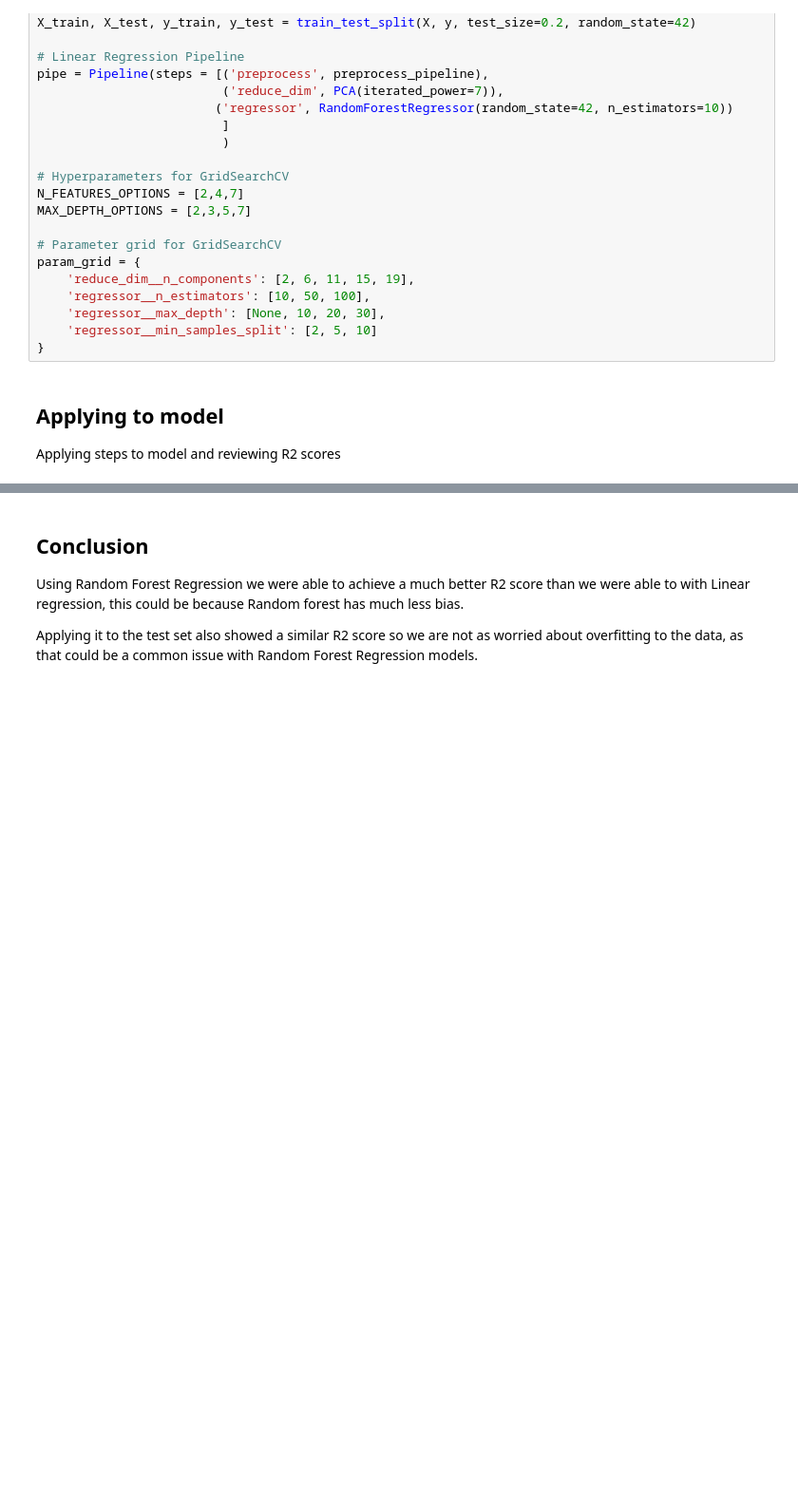
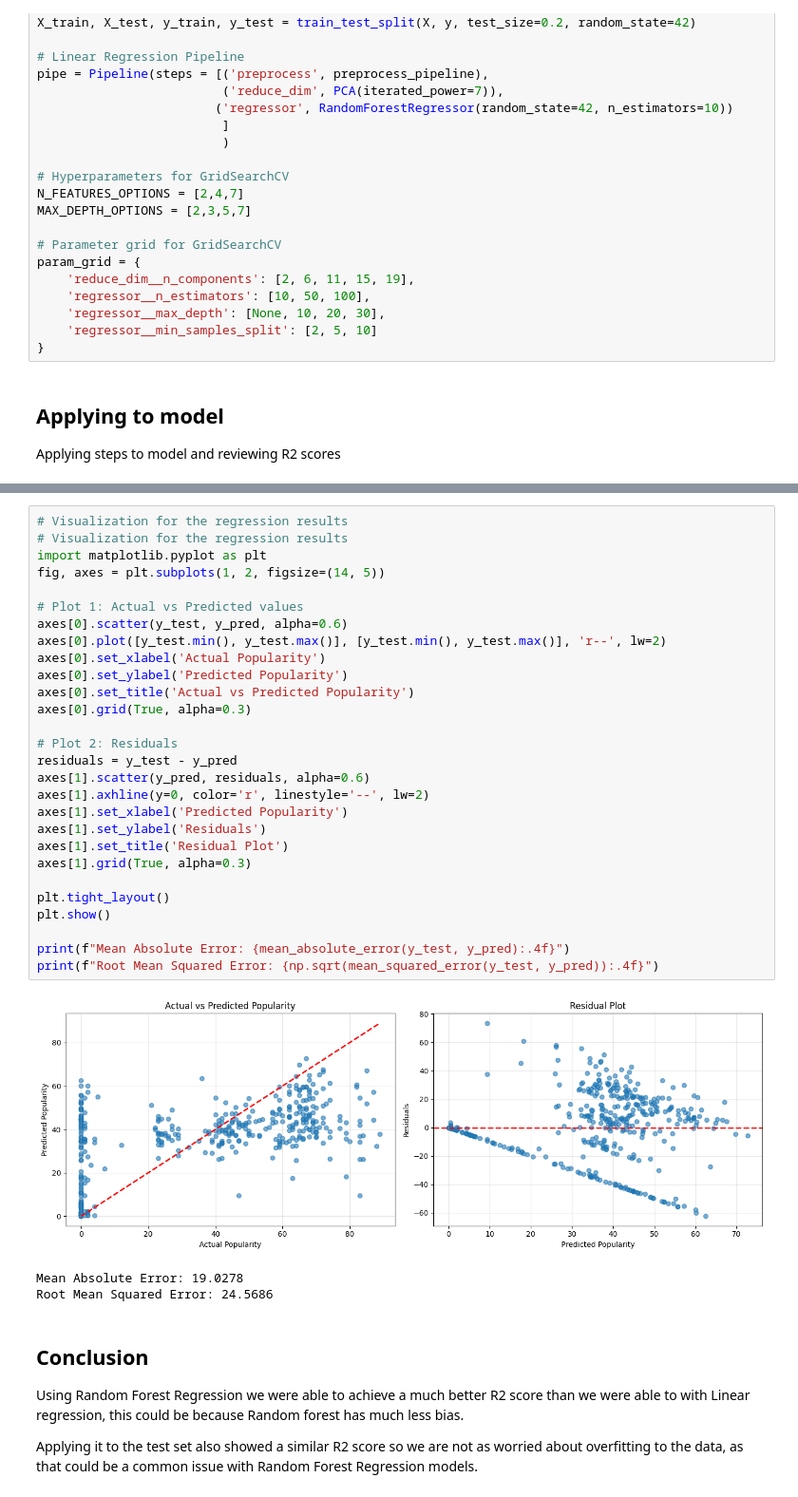
Before and after one commit to SamuelHellqvist/CS4168-DATA-MINING-UL----Project, a Jupyter notebook: random_forest_regression.ipynb, the cells around one changed output, grey strips where cells are left out. Shown at 95% size. Cells and saved outputs as stored; diff of their text form; blank space fills up the shorter version.

```diff
--- a/random_forest_regression.ipynb
+++ b/random_forest_regression.ipynb
@@ -159,3 +159,35 @@ R2 Score on Test Set:  0.2946779803325693
+# %%
+# Visualization for the regression results
+# Visualization for the regression results
+import matplotlib.pyplot as plt
+fig, axes = plt.subplots(1, 2, figsize=(14, 5))
+
+# Plot 1: Actual vs Predicted values
+axes[0].scatter(y_test, y_pred, alpha=0.6)
+axes[0].plot([y_test.min(), y_test.max()], [y_test.min(), y_test.max()], 'r--', lw=2)
+axes[0].set_xlabel('Actual Popularity')
+axes[0].set_ylabel('Predicted Popularity')
+axes[0].set_title('Actual vs Predicted Popularity')
+axes[0].grid(True, alpha=0.3)
+
+# Plot 2: Residuals
+residuals = y_test - y_pred
+axes[1].scatter(y_pred, residuals, alpha=0.6)
+axes[1].axhline(y=0, color='r', linestyle='--', lw=2)
+axes[1].set_xlabel('Predicted Popularity')
+axes[1].set_ylabel('Residuals')
+axes[1].set_title('Residual Plot')
+axes[1].grid(True, alpha=0.3)
+
+plt.tight_layout()
+plt.show()
+
+print(f"Mean Absolute Error: {mean_absolute_error(y_test, y_pred):.4f}")
+print(f"Root Mean Squared Error: {np.sqrt(mean_squared_error(y_test, y_pred)):.4f}")
+# %% [output]
+[figure, added]
+Mean Absolute Error: 19.0278
+Root Mean Squared Error: 24.5686
 # %% [markdown]
 ## Conclusion
 Using Random Forest Regression we were able to achieve a much better R2 score than we were able to with Linear regression, this could be because Random forest has much less bias.
```
Also changed, not shown: parts of 1 cell of this notebook, 2 other files.
